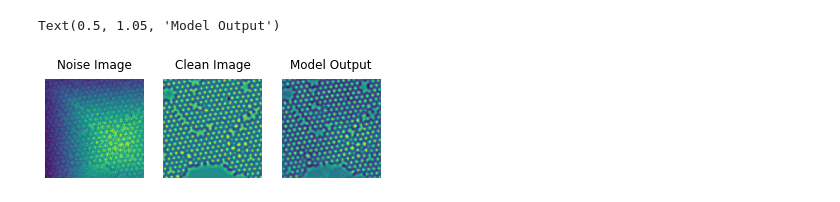
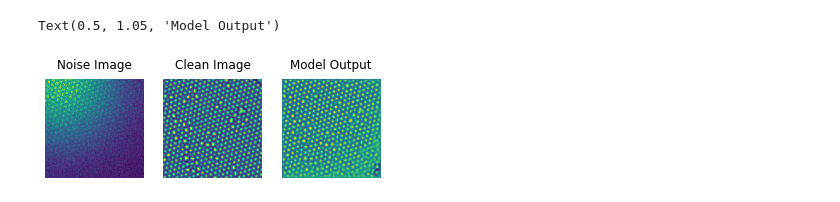
Before and after one commit to stfc-sciml/sciml-workshop, a Jupyter notebook: cnn_lesson_3.ipynb, the cells around one changed output. Cells and saved outputs as stored; diff of their text form; code cells hidden in the pictures.

```diff
--- a/cnn_lesson_3.ipynb
+++ b/cnn_lesson_3.ipynb
@@ -38,10 +64,12 @@ ax2.axis('off')
 # %%
 def normalize_inputs(X, Y):
-    X = (X - tf.reduce_min(X)) / (tf.math.reduce_max(X) - tf.math.reduce_min(X))
-    Y = (Y - tf.reduce_min(Y)) / (tf.math.reduce_max(Y) - tf.math.reduce_min(Y))
+    X = 2 * (X - tf.reduce_min(X)) / (tf.math.reduce_max(X) - tf.math.reduce_min(X)) - 1
+    Y = 2 * (Y - tf.reduce_min(Y)) / (tf.math.reduce_max(Y) - tf.math.reduce_min(Y)) - 1
     return X, Y
 
-dataset = tf.data.Dataset.from_tensor_slices((graphene_noise, graphene_clean))
-dataset = dataset.shuffle(N_SAMPLES)
+# dataset = tf.data.Dataset.from_tensor_slices((graphene_noise, graphene_clean))
+dataset = dataset.unbatch()
+dataset = dataset.shuffle(500)
+dataset = dataset.take(1000)
 dataset = dataset.map(normalize_inputs)
 dataset = dataset.batch(BATCH_SIZE)
@@ -105,5 +153,10 @@ def autoencoder(img_height, img_width, n_channels=1):
 # %%
 model = autoencoder(IMG_WIDTH, IMG_HEIGHT, N_CHANNELS)
 model.summary()
-model.compile(optimizer='adam', loss='mse')
-model.fit(dataset, epochs=EPOCHS)
+
+def ssim_loss(y_actual, y_pred):
+    ssim = tf.image.ssim(y_actual, y_pred, max_val=2.0)
+    return 1 - tf.reduce_mean(ssim)
+
+model.compile(optimizer='adam', loss=ssim_loss)
+model.fit(dataset, epochs=50)
@@ -110,23 +203,18 @@ model.fit(dataset, epochs=EPOCHS)
-# %%
-model = tf.keras.models.load_model('weights/graphene-model-weights.h5')
 # %%
-index = np.random.randint(N_SAMPLES)
-img_clean = np.squeeze(graphene_clean[index])
-img_noise = np.squeeze(graphene_noise[index])
-
-out = model.predict(graphene_noise[index][np.newaxis])
+img_noise, img_clean = list(dataset.take(1))[0]
+out = model.predict(img_noise)
 out = np.squeeze(out)
 
 fig, (ax1, ax2, ax3) = plt.subplots(1, 3)
-ax1.matshow(img_noise)
+ax1.matshow(img_noise[0, ..., 0])
 ax1.axis('off')
 ax1.set_title('Noise Image')
-ax2.matshow(img_clean)
+ax2.matshow(img_clean[0, ..., 0])
 ax2.axis('off')
 ax2.set_title('Clean Image')
-ax3.matshow(out)
+ax3.matshow(out[0])
 ax3.axis('off')
 ax3.set_title('Model Output')
 # %% [output]
 Text(0.5, 1.05, 'Model Output')
-[figure, old version]
+[figure, new version]
```
Also changed, not shown: parts of 14 cells of this notebook, 7 other files.
